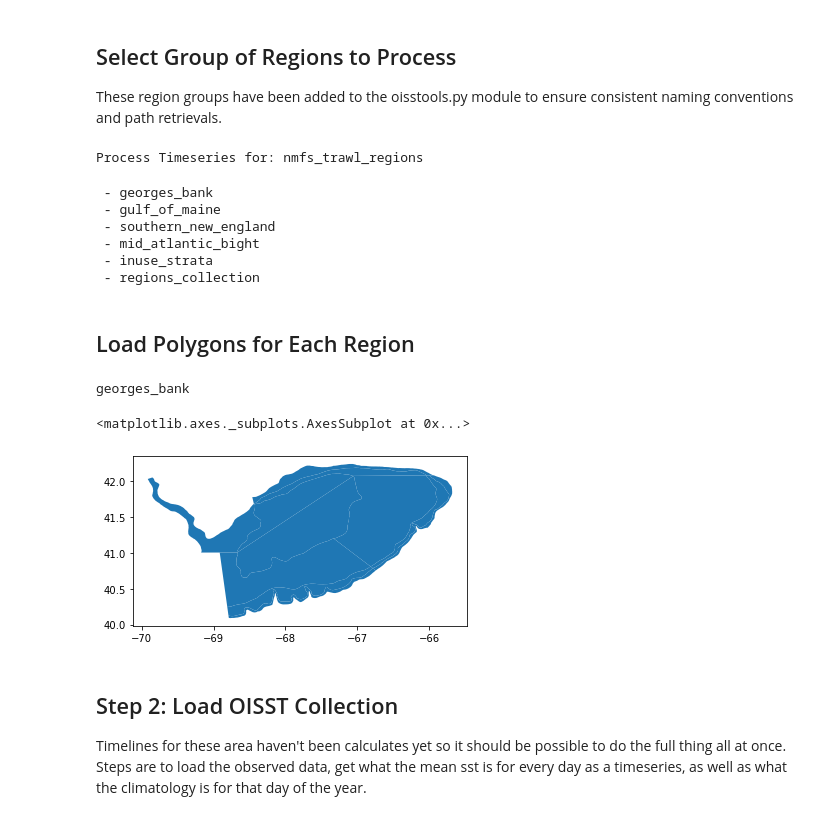
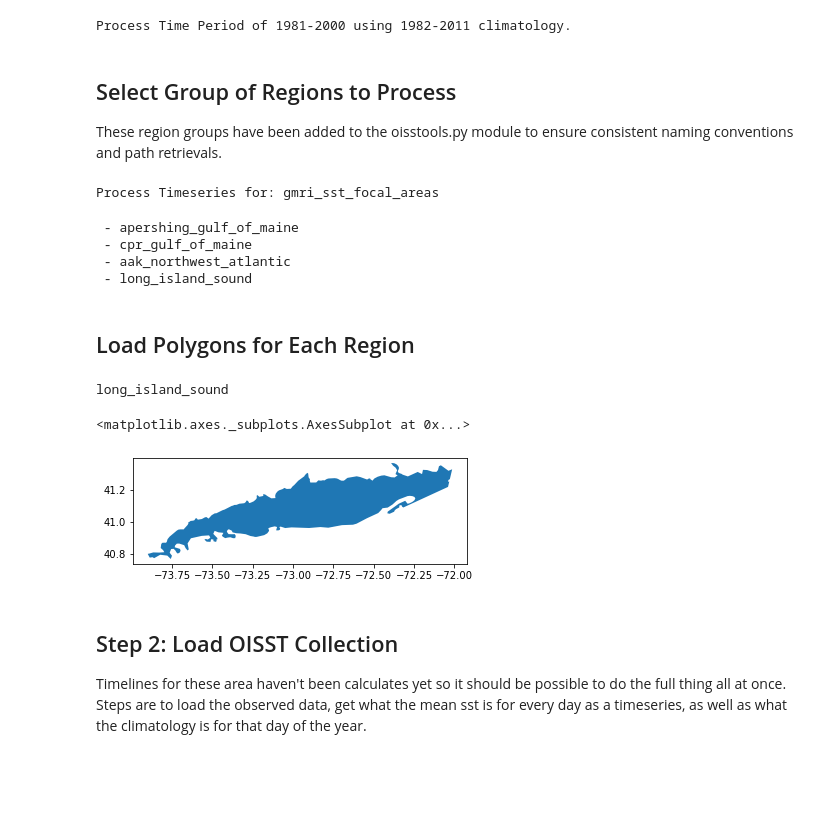
Before and after one commit to gulfofmaine/oisst_mainstays, a Jupyter notebook: notebooks/04_BASE_regional_timeseries_groups.ipynb, the cells around one changed output. Drawn from its saved outputs; the diff is of its cells as text; code cells hidden in the pictures; blank space fills up the shorter version.

Commit message:
new england warming, adding long island sound to focal areas

```diff
--- a/notebooks/04_BASE_regional_timeseries_groups.ipynb
+++ b/notebooks/04_BASE_regional_timeseries_groups.ipynb
@@ -30,3 +36,15 @@ var_name = "sst"
+# %%
+# Years to Include
+start_yr = 1981
+end_yr = 2000
+
+# Climate Reference Period
+clim_ref_period = "1982-2011"
+
+# print record of what you last ran
+print(f"Process Time Period of {start_yr}-{end_yr} using {clim_ref_period} climatology.")
+# %% [output]
+Process Time Period of 1981-2000 using 1982-2011 climatology.
 # %% [markdown]
 ## Select Group of Regions to Process
 
@@ -35,20 +53,23 @@ These region groups have been added to the oisstools.py module to ensure consist
 # Choose a set of regions to update (gmri_sst_focal_areas, lme, nmfs_trawl_regions)
 
 # Option 1.
-# update_regions = "gmri_sst_focal_areas"
+update_regions = "gmri_sst_focal_areas"
 
 # Option 2.
 # update_regions = "lme"
 
 # Option 3.
-update_regions = "nmfs_trawl_regions"
+# update_regions = "nmfs_trawl_regions"
 
 # Option 4.
 # update_regions = "nelme_regions"
 
+# Option 5.
+# update_regions = "gom_physio_regions"
+
 print(f"Process Timeseries for: {update_regions}")
 # %% [output]
-Process Timeseries for: nmfs_trawl_regions
+Process Timeseries for: gmri_sst_focal_areas
 # %%
 # Get their names from lookup catalog
 region_names = ot.get_region_names(region_group = update_regions)
@@ -56,34 +77,32 @@ region_names = ot.get_region_names(region_group = update_regions)
 for region in region_names:
     print(f" - {region}")
 # %% [output]
- - georges_bank
- - gulf_of_maine
- - southern_new_england
- - mid_atlantic_bight
- - inuse_strata
- - regions_collection
+ - apershing_gulf_of_maine
+ - cpr_gulf_of_maine
+ - aak_northwest_atlantic
+ - long_island_sound
 # %% [markdown]
 ## Load Polygons for Each Region
 # %%
 # Get paths to each shapefile
 mask_paths = ot.get_timeseries_paths(box_root = box_root,
                                      region_list = region_names,
                                      region_group = update_regions,
                                      polygons = True)
 
 # Use paths to make list of loaded polygons
 mask_list = []
 for mask_path_i in mask_paths:
     mask_shape = gpd.read_file(mask_path_i)
     mask_list.append(mask_shape)
     #print(f"Loading Mask Area :  {mask_path_i}")
 
-print(region_names[0])
-mask_list[0].plot()
+print(region_names[3])
+mask_list[3].plot()
 # %% [output]
-georges_bank
+long_island_sound
 <matplotlib.axes._subplots.AxesSubplot at 0x...>
-[figure, old version]
+[figure, new version]
 # %% [markdown]
 ## Step 2: Load OISST Collection
 
```
Also changed, not shown: parts of 8 cells of this notebook, 28 other files.
